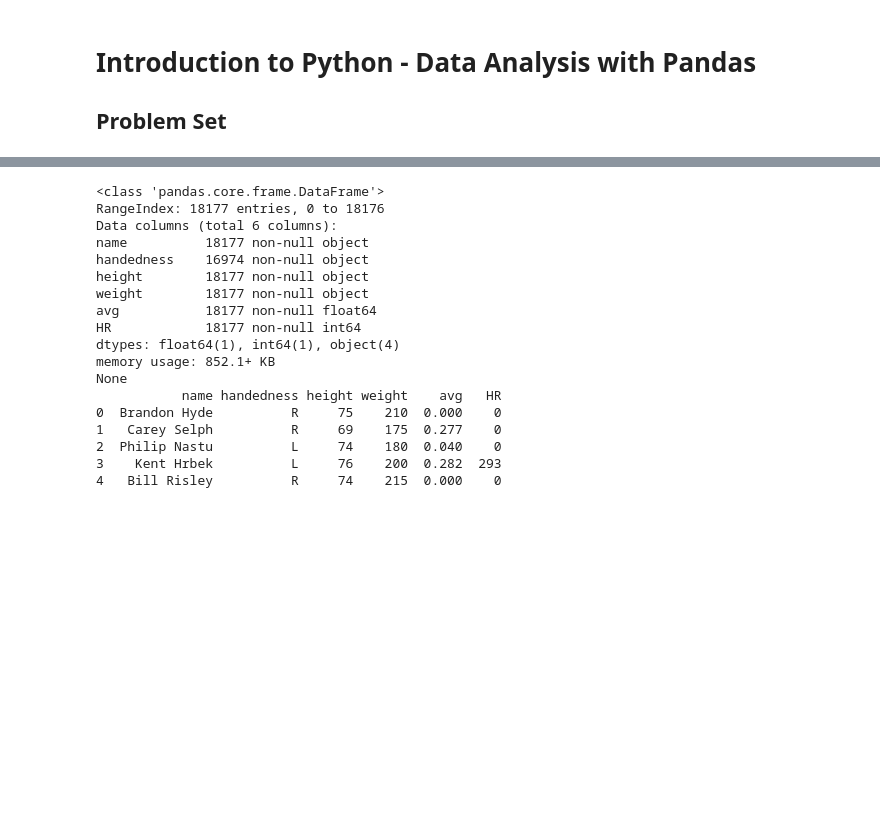
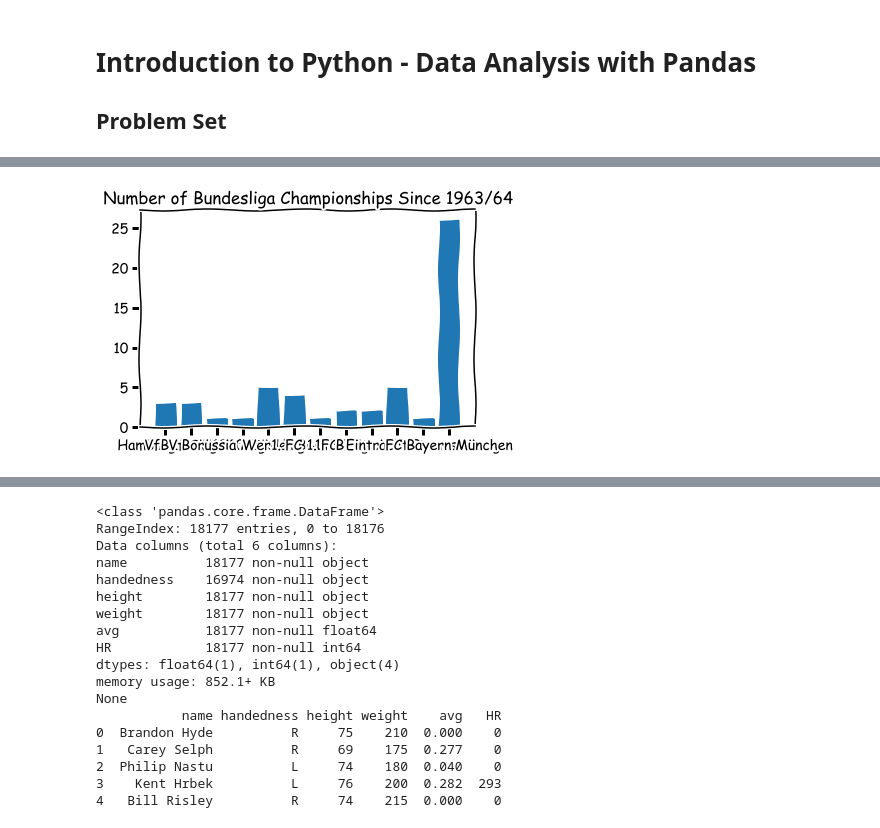
Before and after one commit to Moony2D/Python-Intro-ifo, a Jupyter notebook: PS_Pandas.ipynb, the cells around one changed output, grey strips where cells are left out. Cells and saved outputs as stored; diff of their text form; code cells hidden in the pictures; blank space fills up the shorter version.

Commit message:
Adds two question to PS_Pandas (one on series, one on dataframes)

```diff
--- a/PS_Pandas.ipynb
+++ b/PS_Pandas.ipynb
@@ -11,0 +16,6 @@ Last update: 2017-04-18 12:05:38.601296
+# %%
+import pandas as pd
+Df = pd.read_csv('data/champions.csv')
+years = Df['Year']
+ts = Df['Club']
+ts.index = years
@@ -11,0 +50,16 @@ Last update: 2017-04-18 12:05:38.601296
+# %%
+import matplotlib.pyplot as plt
+%matplotlib inline
+
+names = list(set(ts))
+ts_num = ts.replace(names, range(0,len(names)))
+count = ts_num.value_counts()
+
+with plt.xkcd():
+    fig, ax = plt.subplots()
+    ax.bar(count.index, count)
+    ax.set_xticks(range(len(names)))
+    ax.set_xticklabels(names)
+    ax.set_title('Number of Bundesliga Championships Since 1963/64')
+# %% [output]
+[figure, added]
```
Also changed, not shown: parts of 13 cells of this notebook.
